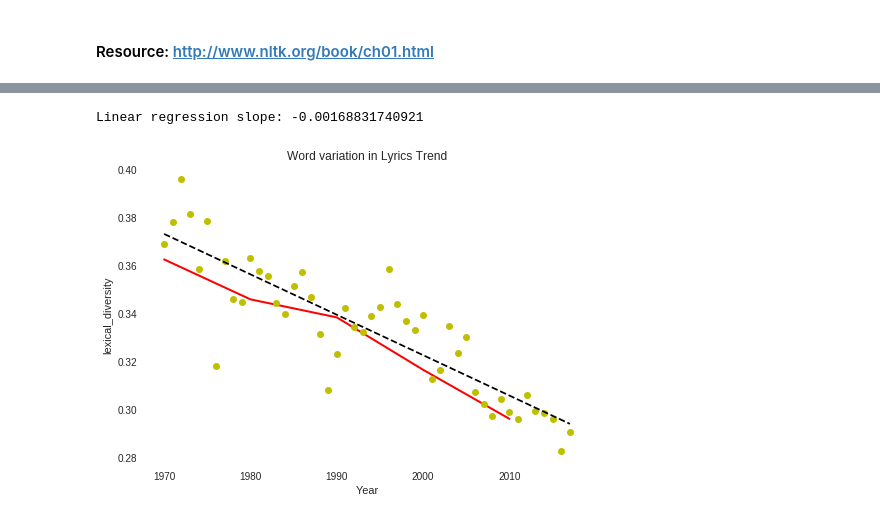
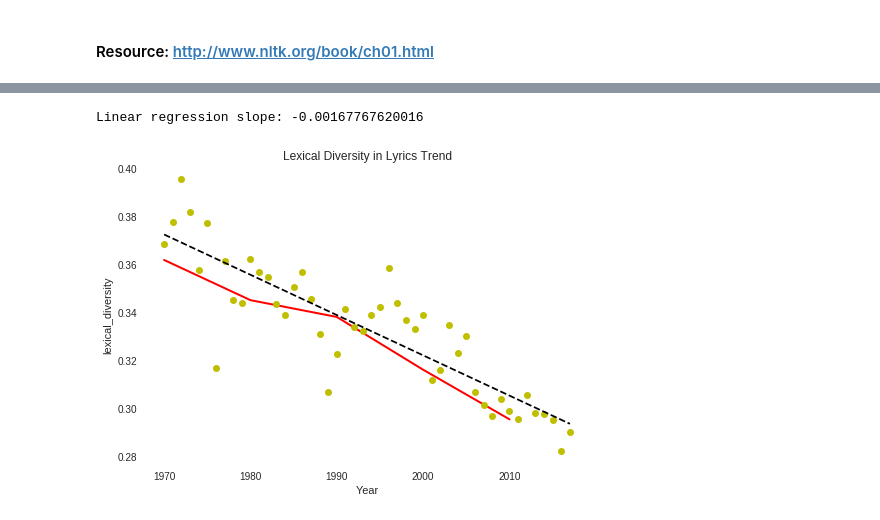
Before and after one commit to alexswshin/musicNculture, a Jupyter notebook: notebook/5_lyricsRepetition.ipynb, the cells around one changed output, grey strips where cells are left out. Saved outputs shown, nothing was run; the diff lists cells and outputs as text; code cells hidden in the pictures.

Commit message:
lyric repetition notebook update

```diff
--- a/notebook/5_lyricsRepetition.ipynb
+++ b/notebook/5_lyricsRepetition.ipynb
@@ -119,9 +119,9 @@ Linear regression slope: 1.65091602693
 [figure]
 # %%
-plot(df,'lexical_diversity',"Word variation in Lyrics Trend")
+plot(df,'lexical_diversity',"Lexical Diversity in Lyrics Trend")
 # %% [output]
-Linear regression slope: -0.00168831740921
+Linear regression slope: -0.00167767620016
-[figure, old version]
+[figure, new version]
 # %%
 plot(df,'rept_score',"Average repetitions per word Trend")
 # %% [output]
```
Also changed, not shown: parts of 4 cells of this notebook, 1 other file.
